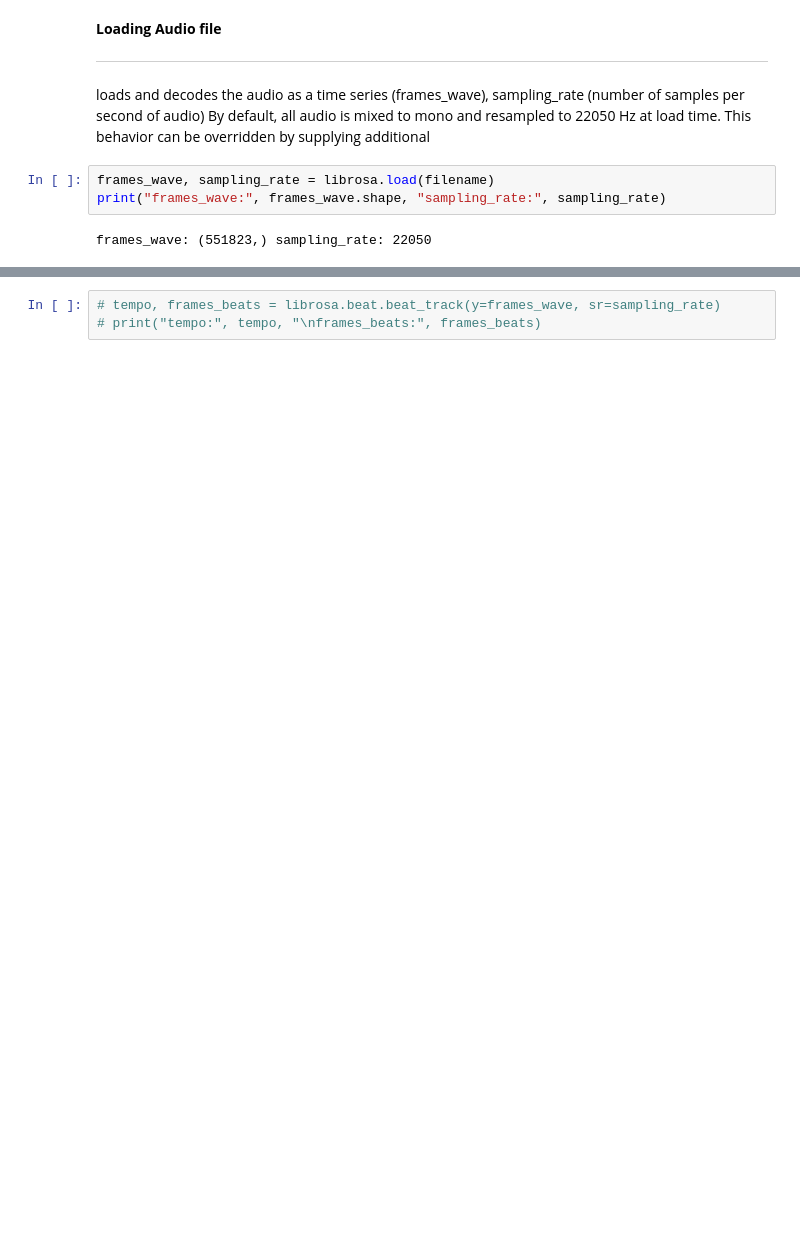
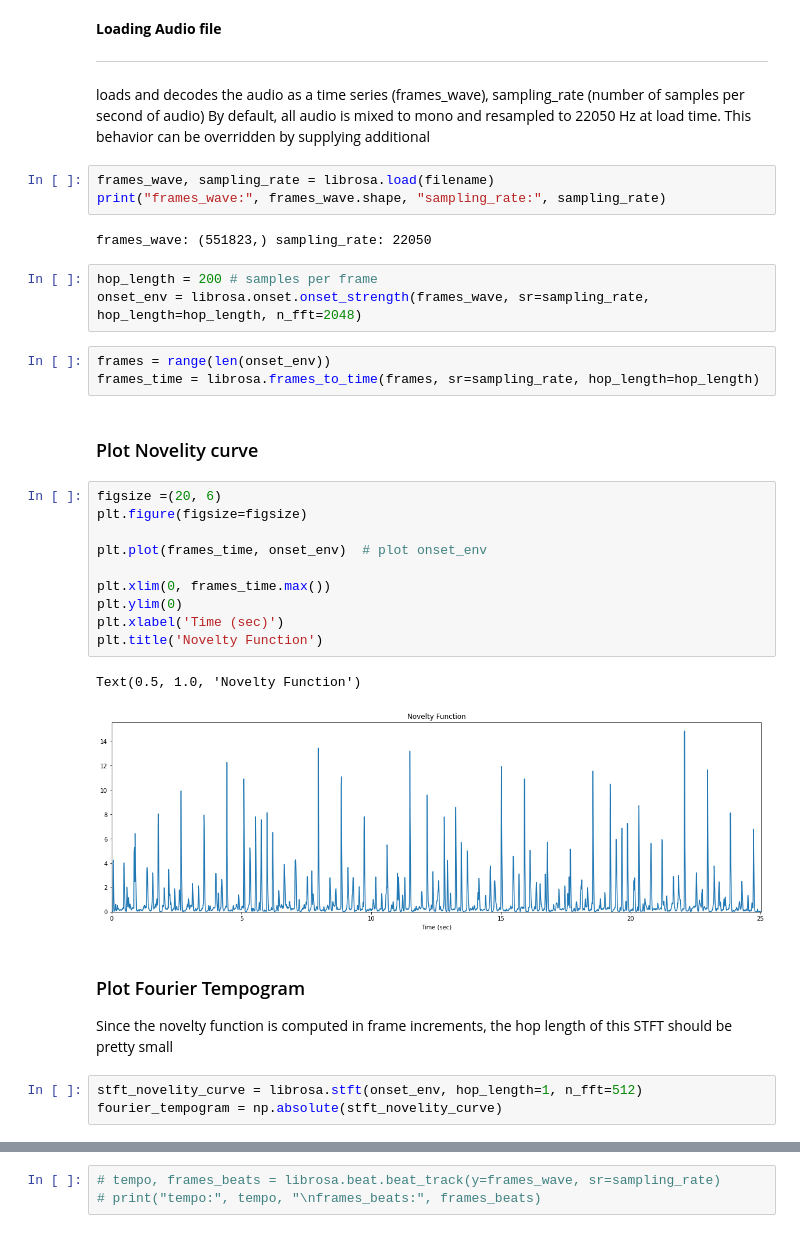
Before and after one commit to pankajr141/experiments, a Jupyter notebook: Reasoning/audio/beat_tracking_and_tempo_from_music.ipynb, the cells around one changed output, grey strips where cells are left out. Cells and saved outputs as stored; diff of their text form; blank space fills up the shorter version.

Commit message:
beat tracking and tempo estimation

```diff
--- a/Reasoning/audio/beat_tracking_and_tempo_from_music.ipynb
+++ b/Reasoning/audio/beat_tracking_and_tempo_from_music.ipynb
@@ -43,3 +318,31 @@ frames_wave, sampling_rate = librosa.load(filename)
 print("frames_wave:", frames_wave.shape, "sampling_rate:", sampling_rate)
 # %% [output]
 frames_wave: (551823,) sampling_rate: 22050
+# %%
+hop_length = 200 # samples per frame
+onset_env = librosa.onset.onset_strength(frames_wave, sr=sampling_rate, hop_length=hop_length, n_fft=2048)
+# %%
+frames = range(len(onset_env))
+frames_time = librosa.frames_to_time(frames, sr=sampling_rate, hop_length=hop_length)
+# %% [markdown]
+### Plot Novelity curve
+# %%
+figsize =(20, 6)
+plt.figure(figsize=figsize)
+
+plt.plot(frames_time, onset_env)  # plot onset_env
+
+plt.xlim(0, frames_time.max())
+plt.ylim(0)
+plt.xlabel('Time (sec)')
+plt.title('Novelty Function')
+# %% [output]
+Text(0.5, 1.0, 'Novelty Function')
+[figure, added]
+# %% [markdown]
+### Plot Fourier Tempogram
+
+Since the novelty function is computed in frame increments, the hop length of this STFT should be pretty small
+# %%
+stft_novelity_curve = librosa.stft(onset_env, hop_length=1, n_fft=512)
+fourier_tempogram = np.absolute(stft_novelity_curve)
```
Also changed, not shown: parts of 38 cells of this notebook.
